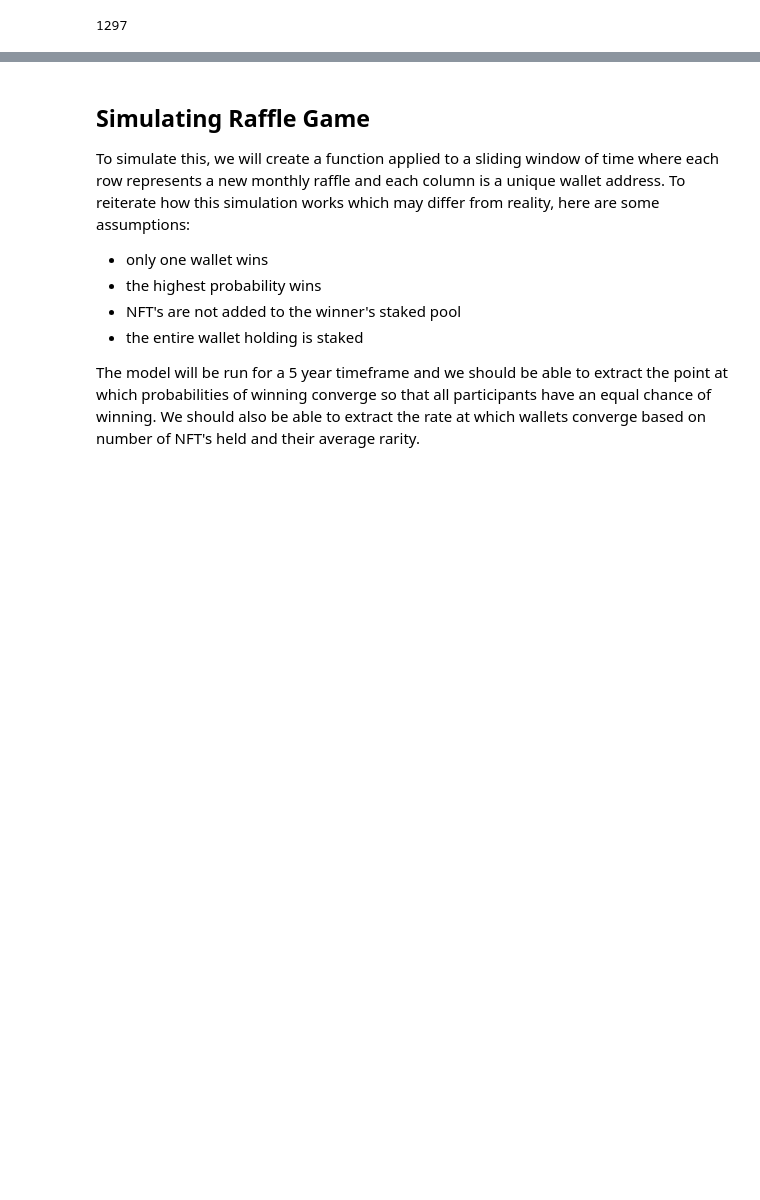
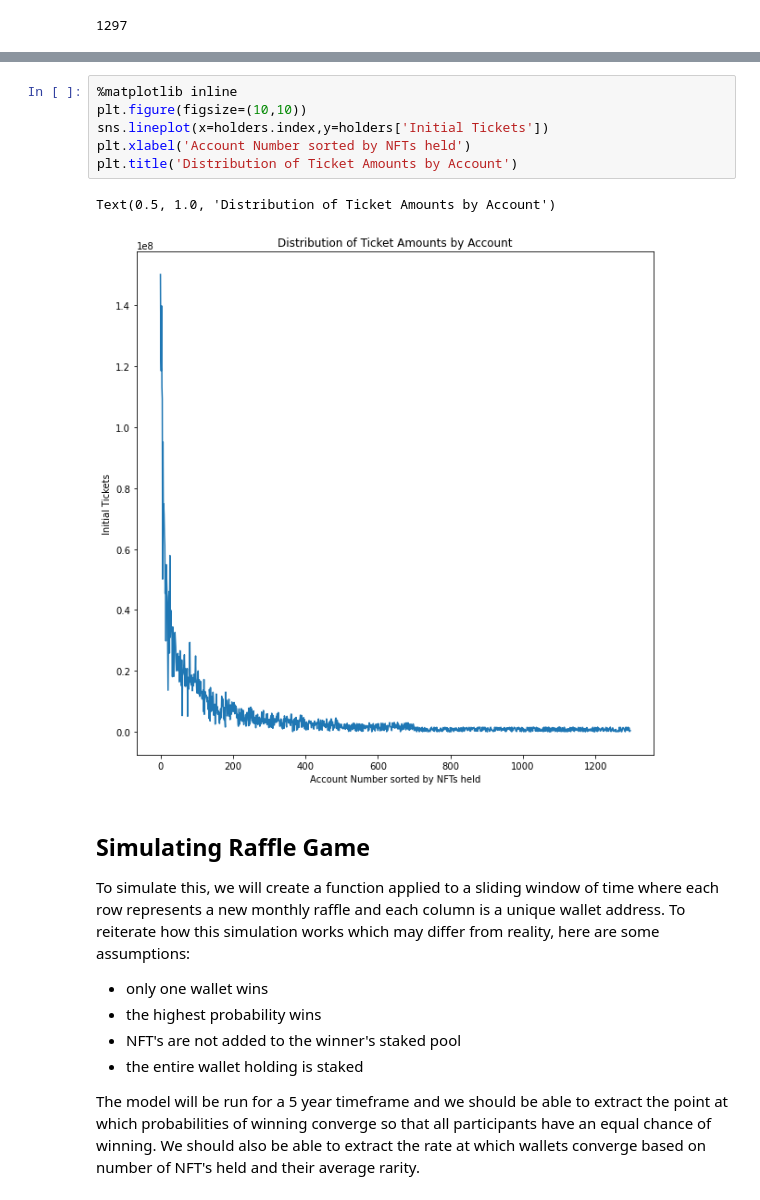
Before and after one commit to BryanEastman/ICPCs-Raffle, a Jupyter notebook: ICPCs Reward Distributions.ipynb, the cells around one changed output, grey strips where cells are left out. Saved outputs shown, nothing was run; the diff lists cells and outputs as text; blank space fills up the shorter version.

```diff
--- a/ICPCs Reward Distributions.ipynb
+++ b/ICPCs Reward Distributions.ipynb
@@ -180,3 +195,12 @@ holders.head()
+# %%
+%matplotlib inline
+plt.figure(figsize=(10,10))
+sns.lineplot(x=holders.index,y=holders['Initial Tickets'])
+plt.xlabel('Account Number sorted by NFTs held')
+plt.title('Distribution of Ticket Amounts by Account')
+# %% [output]
+Text(0.5, 1.0, 'Distribution of Ticket Amounts by Account')
+[figure, added]
 # %% [markdown]
 ## Simulating Raffle Game
 
```
Also changed, not shown: parts of 5 cells of this notebook.
